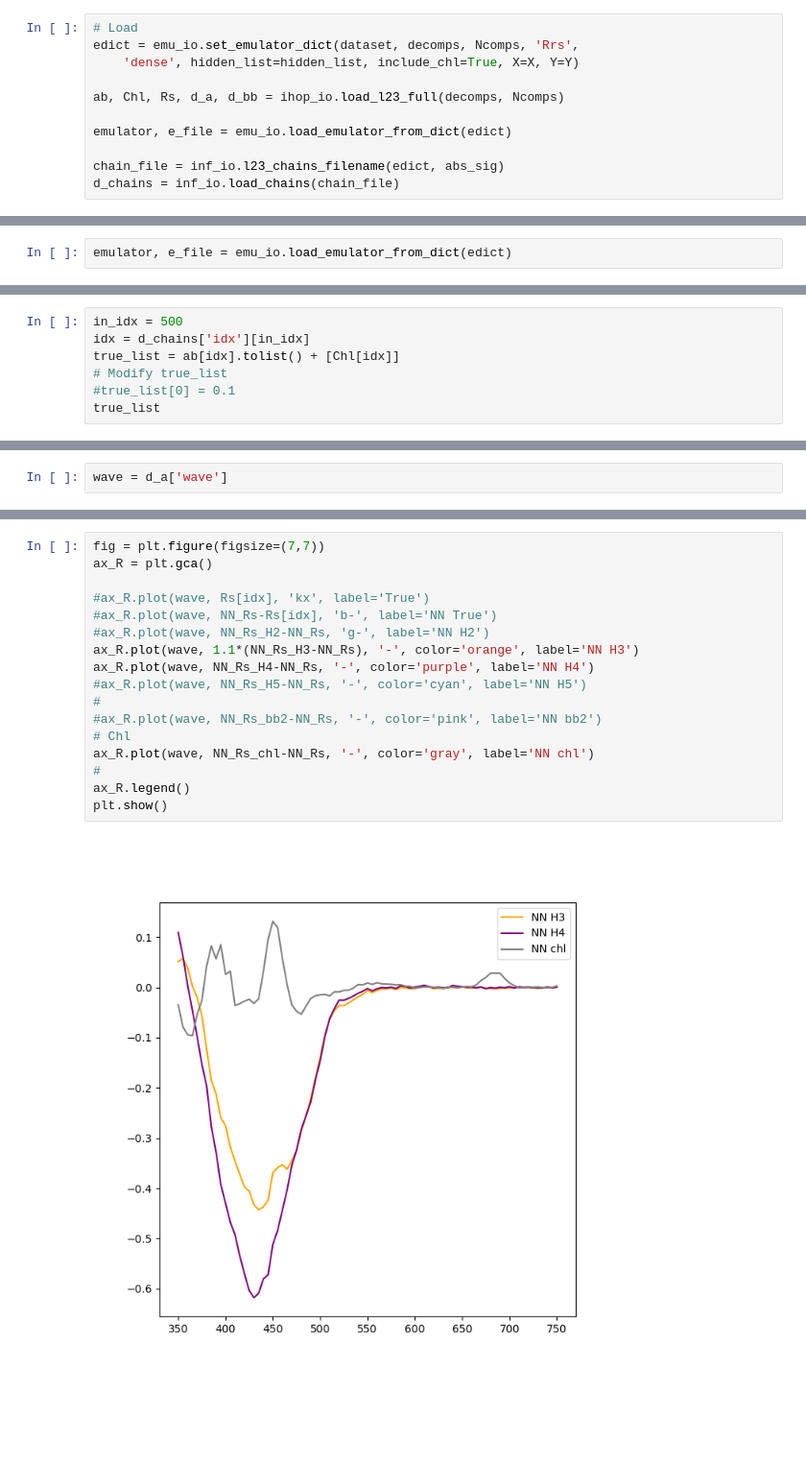
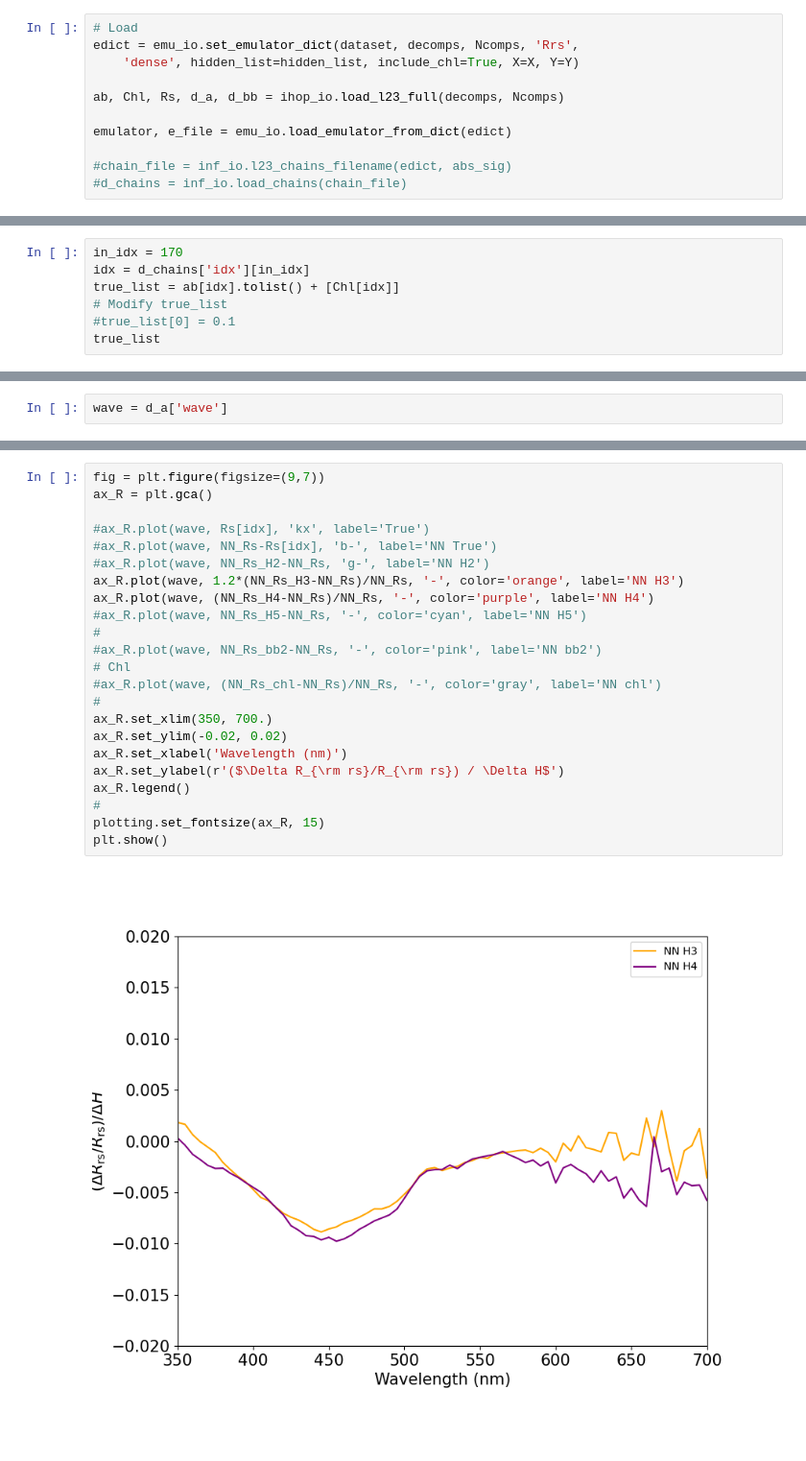
Before and after one commit to AI-for-Ocean-Science/ihop, a Jupyter notebook: papers/I/Analysis/NMF_Emulators.ipynb, the cells around one changed output, grey strips where cells are left out. Shown at 96% size. Saved outputs shown, nothing was run; the diff lists cells and outputs as text.

```diff
--- a/papers/I/Analysis/NMF_Emulators.ipynb
+++ b/papers/I/Analysis/NMF_Emulators.ipynb
@@ -54,8 +55,8 @@ ab, Chl, Rs, d_a, d_bb = ihop_io.load_l23_full(decomps, Ncomps)
 
 emulator, e_file = emu_io.load_emulator_from_dict(edict)
 
-chain_file = inf_io.l23_chains_filename(edict, abs_sig)
-d_chains = inf_io.load_chains(chain_file)
+#chain_file = inf_io.l23_chains_filename(edict, abs_sig)
+#d_chains = inf_io.load_chains(chain_file)
 # %% [output]
 Loading...
 Loading decomps from /home/xavier/Projects/Oceanography/python/ihop/ihop/data/NMF/nmf_L23_X4Y0_a_N04.npz and /home/xavier/Projects/Oceanography/python/ihop/ihop/data/NMF/nmf_L23_X4Y0_bb_N02.npz
@@ -64,2 +63,0 @@ Loading MCMC chains: /home/xavier/Projects/Oceanography/Color/IHOP/Fits/L23/fitN
-# %%
-emulator, e_file = emu_io.load_emulator_from_dict(edict)
@@ -68,7 +64,7 @@ Loading: /home/xavier/Projects/Oceanography/Color/IHOP/Emulators/L23/L23_X4_Y0_n
 # %% [markdown]
 # Changing one coefficient at a time
 # %%
-in_idx = 500
+in_idx = 170
 idx = d_chains['idx'][in_idx]
 true_list = ab[idx].tolist() + [Chl[idx]]
 # Modify true_list
@@ -146,21 +142,27 @@ plt.show()
 # %%
-fig = plt.figure(figsize=(7,7))
+fig = plt.figure(figsize=(9,7))
 ax_R = plt.gca()
 
 #ax_R.plot(wave, Rs[idx], 'kx', label='True')
 #ax_R.plot(wave, NN_Rs-Rs[idx], 'b-', label='NN True')
 #ax_R.plot(wave, NN_Rs_H2-NN_Rs, 'g-', label='NN H2')
-ax_R.plot(wave, 1.1*(NN_Rs_H3-NN_Rs), '-', color='orange', label='NN H3')
-ax_R.plot(wave, NN_Rs_H4-NN_Rs, '-', color='purple', label='NN H4')
+ax_R.plot(wave, 1.2*(NN_Rs_H3-NN_Rs)/NN_Rs, '-', color='orange', label='NN H3')
+ax_R.plot(wave, (NN_Rs_H4-NN_Rs)/NN_Rs, '-', color='purple', label='NN H4')
 #ax_R.plot(wave, NN_Rs_H5-NN_Rs, '-', color='cyan', label='NN H5')
 #
 #ax_R.plot(wave, NN_Rs_bb2-NN_Rs, '-', color='pink', label='NN bb2')
 # Chl
-ax_R.plot(wave, NN_Rs_chl-NN_Rs, '-', color='gray', label='NN chl')
+#ax_R.plot(wave, (NN_Rs_chl-NN_Rs)/NN_Rs, '-', color='gray', label='NN chl')
 #
+ax_R.set_xlim(350, 700.)
+ax_R.set_ylim(-0.02, 0.02)
+ax_R.set_xlabel('Wavelength (nm)')
+ax_R.set_ylabel(r'($\Delta R_{\rm rs}/R_{\rm rs}) / \Delta H$')
 ax_R.legend()
+#
+plotting.set_fontsize(ax_R, 15)
 plt.show()
 # %% [output]
-[figure, old version]
+[figure, new version]
 # %% [markdown]
 ##
```
Also changed, not shown: parts of 5 cells of this notebook, 6 other files.
